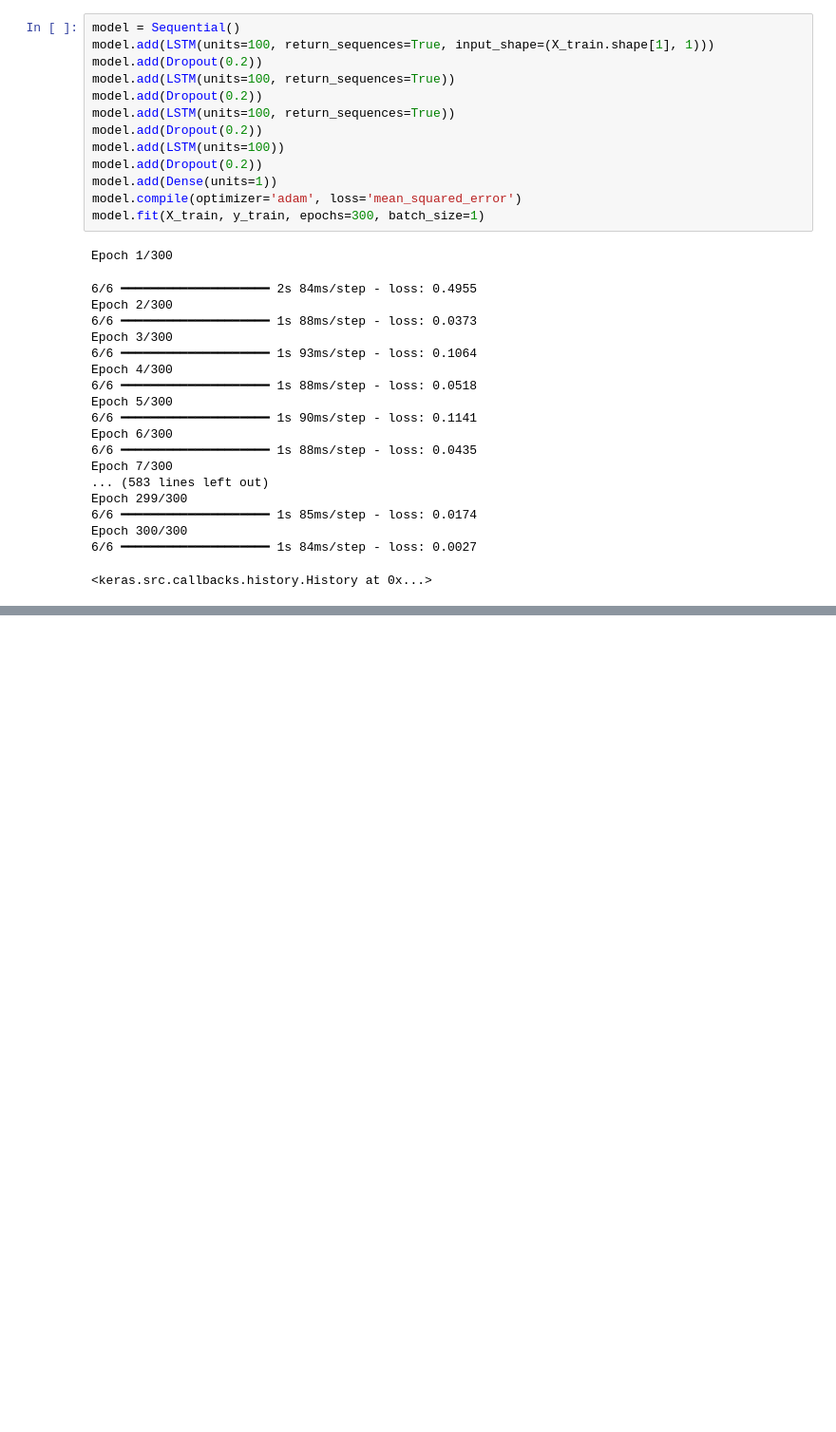
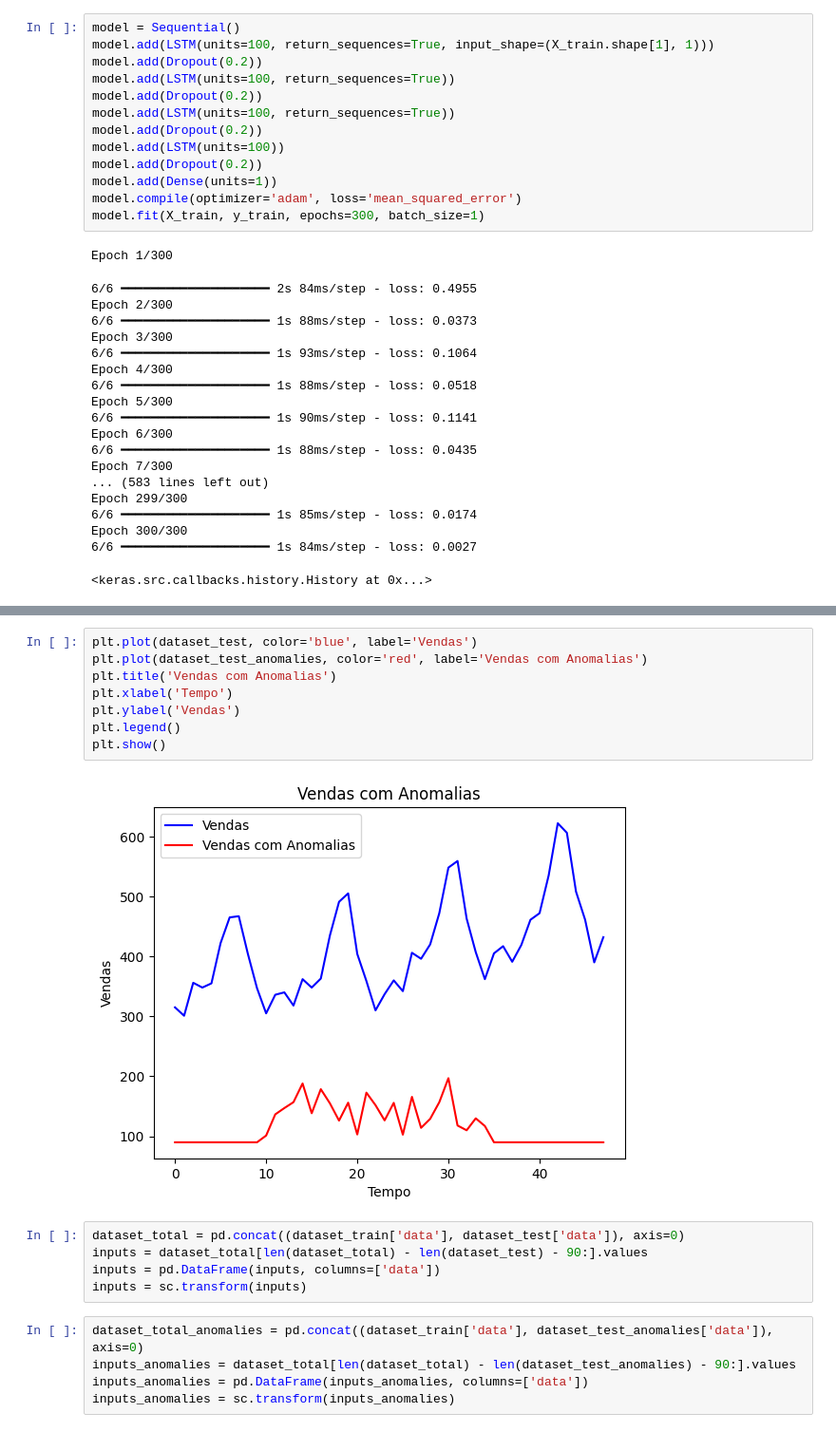
Before and after one commit to CaioFML/IA_studies, a Jupyter notebook: formacao_completa_inteligencia_artificial_e_machine_learning/section_9/lstm.ipynb, the cells around one changed output, grey strips where cells are left out. Shown at 95% size. Drawn from its saved outputs; the diff is of its cells as text; blank space fills up the shorter version.

Commit message:
130. Lab: Buscando Anomalias com LSTM

```diff
--- a/formacao_completa_inteligencia_artificial_e_machine_learning/section_9/lstm.ipynb
+++ b/formacao_completa_inteligencia_artificial_e_machine_learning/section_9/lstm.ipynb
@@ -73,0 +99,20 @@ Epoch 300/300
+# %%
+plt.plot(dataset_test, color='blue', label='Vendas')
+plt.plot(dataset_test_anomalies, color='red', label='Vendas com Anomalias')
+plt.title('Vendas com Anomalias')
+plt.xlabel('Tempo')
+plt.ylabel('Vendas')
+plt.legend()
+plt.show()
+# %% [output]
+[figure, added]
+# %%
+dataset_total = pd.concat((dataset_train['data'], dataset_test['data']), axis=0)
+inputs = dataset_total[len(dataset_total) - len(dataset_test) - 90:].values
+inputs = pd.DataFrame(inputs, columns=['data'])
+inputs = sc.transform(inputs)
+# %%
+dataset_total_anomalies = pd.concat((dataset_train['data'], dataset_test_anomalies['data']), axis=0)
+inputs_anomalies = dataset_total[len(dataset_total) - len(dataset_test_anomalies) - 90:].values
+inputs_anomalies = pd.DataFrame(inputs_anomalies, columns=['data'])
+inputs_anomalies = sc.transform(inputs_anomalies)
```
Also changed, not shown: parts of 3 cells of this notebook.
